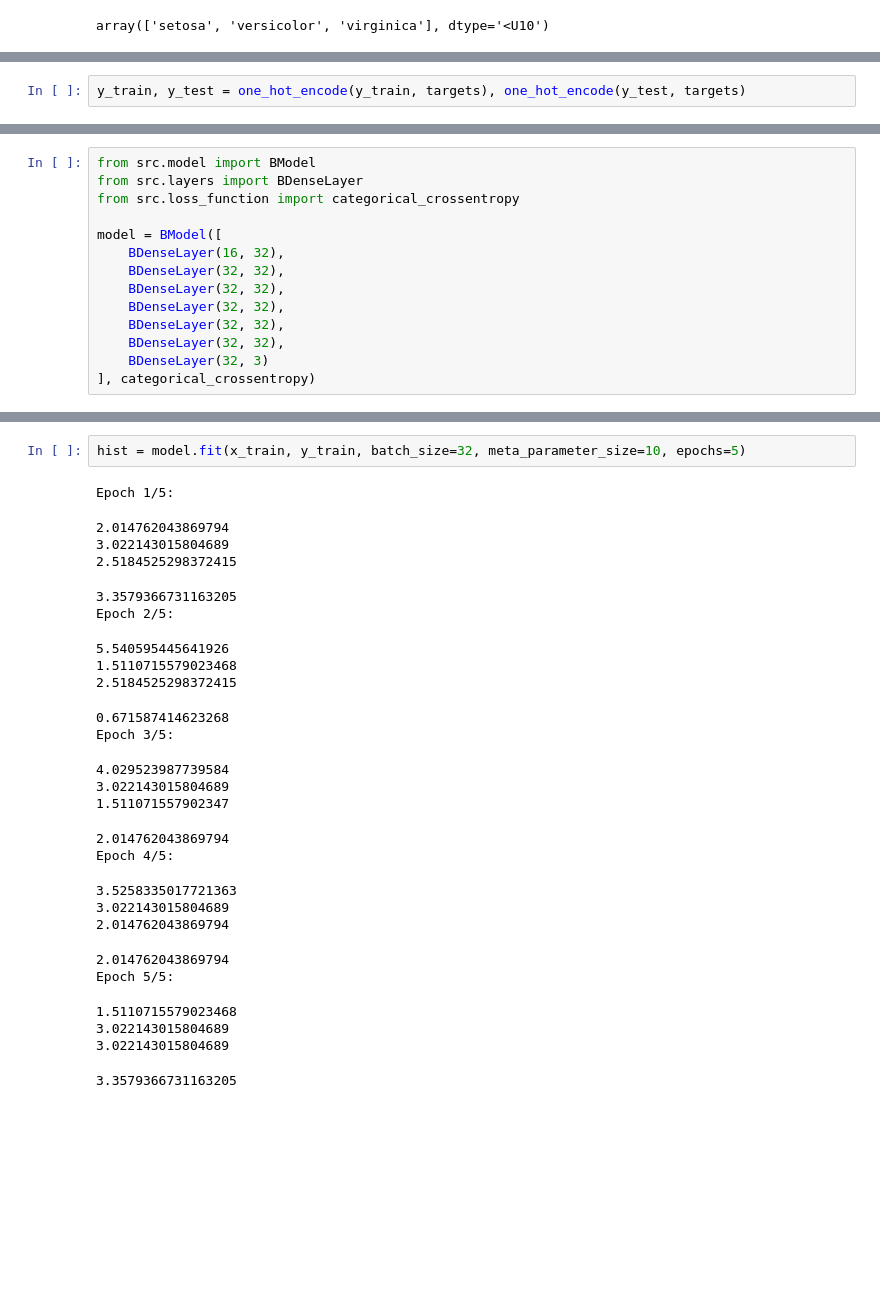
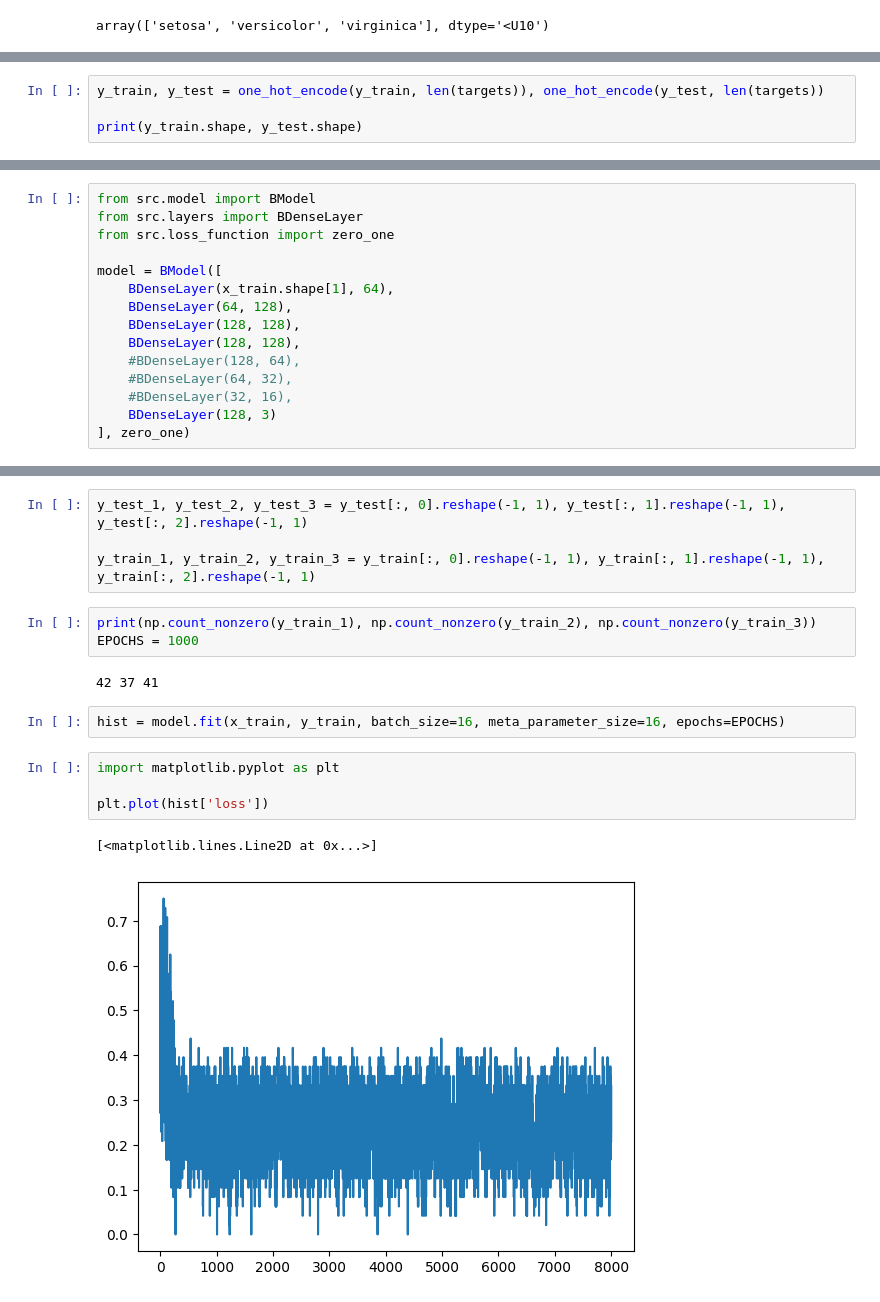
Before and after one commit to DevDenus/BOGOMOL-CV, a Jupyter notebook: test.ipynb, the cells around one changed output, grey strips where cells are left out. Saved outputs shown, nothing was run; the diff lists cells and outputs as text; blank space fills up the shorter version.

```diff
--- a/test.ipynb
+++ b/test.ipynb
@@ -46,2 +46,4 @@ def one_hot_encode(labels, target_names):
 # %%
-y_train, y_test = one_hot_encode(y_train, targets), one_hot_encode(y_test, targets)
+y_train, y_test = one_hot_encode(y_train, len(targets)), one_hot_encode(y_test, len(targets))
+
+print(y_train.shape, y_test.shape)
@@ -48,14 +52,15 @@ y_train, y_test = one_hot_encode(y_train, targets), one_hot_encode(y_test, targe
 # %%
 from src.model import BModel
 from src.layers import BDenseLayer
-from src.loss_function import categorical_crossentropy
+from src.loss_function import zero_one
 
 model = BModel([
-    BDenseLayer(16, 32),
-    BDenseLayer(32, 32),
-    BDenseLayer(32, 32),
-    BDenseLayer(32, 32),
-    BDenseLayer(32, 32),
-    BDenseLayer(32, 32),
-    BDenseLayer(32, 3)
-], categorical_crossentropy)
+    BDenseLayer(x_train.shape[1], 64),
+    BDenseLayer(64, 128),
+    BDenseLayer(128, 128),
+    BDenseLayer(128, 128),
+    #BDenseLayer(128, 64),
+    #BDenseLayer(64, 32),
+    #BDenseLayer(32, 16),
+    BDenseLayer(128, 3)
+], zero_one)
@@ -62,28 +75,18 @@ model = BModel([
+# %%
+y_test_1, y_test_2, y_test_3 = y_test[:, 0].reshape(-1, 1), y_test[:, 1].reshape(-1, 1), y_test[:, 2].reshape(-1, 1)
+
+y_train_1, y_train_2, y_train_3 = y_train[:, 0].reshape(-1, 1), y_train[:, 1].reshape(-1, 1), y_train[:, 2].reshape(-1, 1)
+# %%
+print(np.count_nonzero(y_train_1), np.count_nonzero(y_train_2), np.count_nonzero(y_train_3))
+EPOCHS = 1000
+# %% [output]
+42 37 41
 # %%
-hist = model.fit(x_train, y_train, batch_size=32, meta_parameter_size=10, epochs=5)
+hist = model.fit(x_train, y_train, batch_size=16, meta_parameter_size=16, epochs=EPOCHS)
-# %% [output]
-Epoch 1/5:
-2.014762043869794
-3.022143015804689
-2.5184525298372415
-3.3579366731163205
-Epoch 2/5:
-5.540595445641926
-1.5110715579023468
-2.5184525298372415
-0.671587414623268
-Epoch 3/5:
-4.029523987739584
-3.022143015804689
-1.511071557902347
-2.014762043869794
-Epoch 4/5:
-3.5258335017721363
-3.022143015804689
-2.014762043869794
-2.014762043869794
-Epoch 5/5:
-1.5110715579023468
-3.022143015804689
-3.022143015804689
-3.3579366731163205
+# %%
+import matplotlib.pyplot as plt
+
+plt.plot(hist['loss'])
+# %% [output]
+[<matplotlib.lines.Line2D at 0x...>]
+[figure, added]
```
Also changed, not shown: parts of 10 cells of this notebook, 5 other files.
